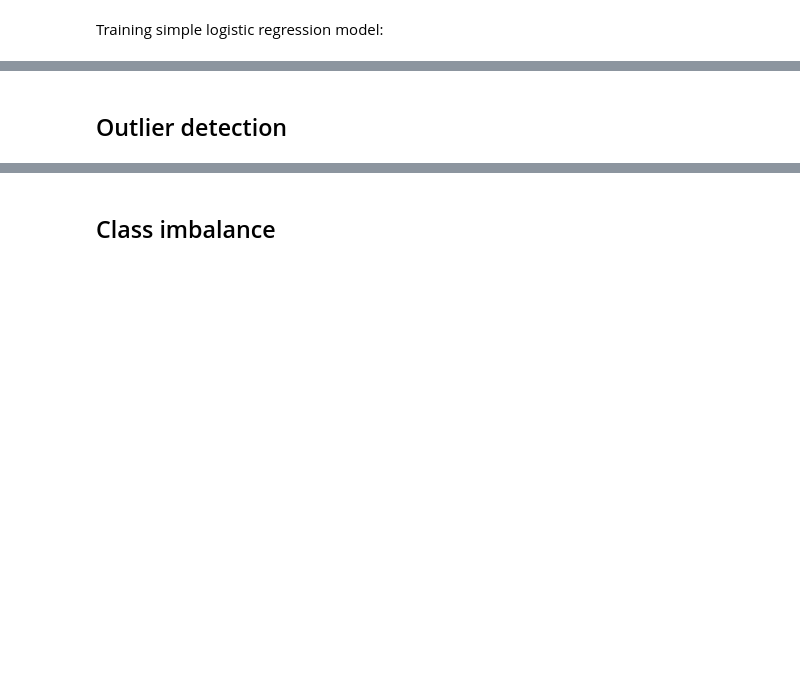
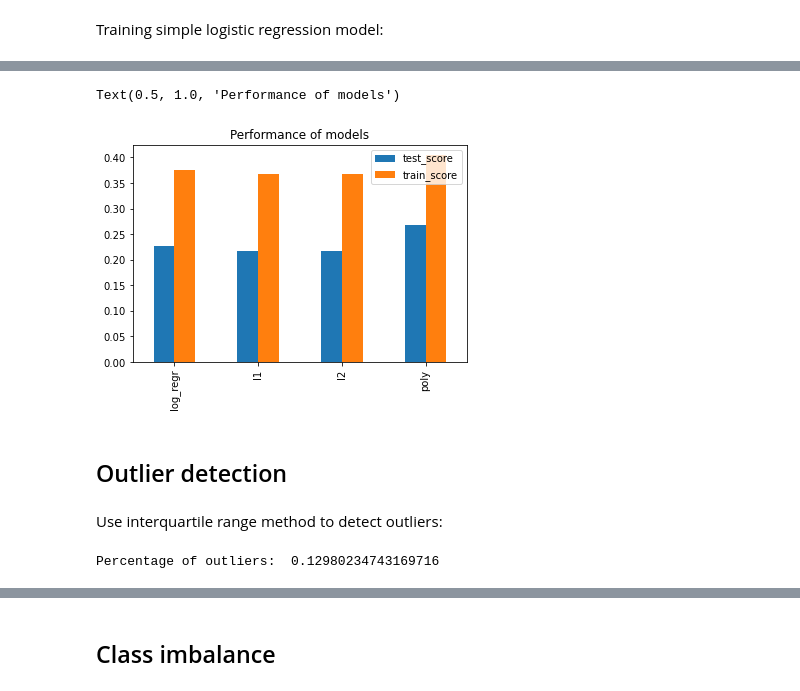
Before and after one commit to cmonkl/MachineLearning, a Jupyter notebook: assignment1/Classification.ipynb, the cells around one changed output, grey strips where cells are left out. Saved outputs shown, nothing was run; the diff lists cells and outputs as text; code cells hidden in the pictures; blank space fills up the shorter version.

```diff
--- a/assignment1/Classification.ipynb
+++ b/assignment1/Classification.ipynb
@@ -151,5 +169,7 @@ logreg = Pipeline([
     ('model', LogisticRegression(penalty='none'))
 ])
 
+# evaluate model
 y_pred_train, y_pred_test = fit_predict(logreg, X_train[imp_cols], y_train, X_test[imp_cols])
-print_metrics(y_train, y_pred_train, y_test, y_pred_test)
+logreg_metrics = print_metrics(y_train, y_pred_train, y_test, y_pred_test)
+logreg_metrics
@@ -196,19 +246,21 @@ print_metrics(y_train, y_pred_train, y_test, y_pred_test)
 # %%
+# l2 regularized logistic regression with polynomial features
 logreg_poly = Pipeline([
-    ('poly', PolynomialFeatures(degree=3, interaction_only=True)),
+    ('poly', PolynomialFeatures(degree=3)),
     ('preprocess', StandardScaler()),
     ('model', LogisticRegression(max_iter=200, penalty="l2"))
 ])
 
+# tune regularization coefficient hyperparameter using cross validation
 search_tool = RandomizedSearchCV(logreg_poly,
-                                 {'model__C':loguniform(1e-5, 10)},
-                                 scoring='f1',
-                                 n_jobs=-1,
-                                 n_iter=10)
+                                 {'model__C':loguniform(1e-5, 10),
+                                 'poly__interaction_only':[True, False]},
+                                 scoring='f1')
 search_tool.fit(X_train[imp_cols], y_train)
-logreg_poly['model'].C = search_tool.best_params_['model__C']
 print("Best parameter for C: ", search_tool.best_params_['model__C'])
 print('Best  cross validation f1 score: ',  search_tool.best_score_)
 
-y_pred_train, y_pred_test = fit_predict(logreg_poly, X_train[imp_cols], y_train, X_test[imp_cols])
-print_metrics(y_train, y_pred_train, y_test, y_pred_test)
+# evaluate model
+y_pred_train, y_pred_test = fit_predict(search_tool.best_estimator_, X_train[imp_cols], y_train, X_test[imp_cols])
+poly_metrics = print_metrics(y_train, y_pred_train, y_test, y_pred_test)
+poly_metrics
@@ -215,14 +275,40 @@ print_metrics(y_train, y_pred_train, y_test, y_pred_test)
+# %%
+metric = 'f1'
+metrics_test = {'log_regr':logreg_metrics['test'][metric],
+               'l1':l1_metrics['test'][metric],
+               'l2':l2_metrics['test'][metric],
+               'poly':poly_metrics['test'][metric]}
+metrics_train = {'log_regr':logreg_metrics['train'][metric],
+               'l1':l1_metrics['train'][metric],
+               'l2':l2_metrics['train'][metric],
+               'poly':poly_metrics['train'][metric]}
+metrics = pd.DataFrame([metrics_test, metrics_train], index=['test_score', 'train_score'])
+metrics.T.plot.bar()
+plt.title('Performance of models')
+plt.ylabel('F1')
+#plt.savefig('clf_f1.eps', format='eps')
+# %% [output]
+Text(0.5, 1.0, 'Performance of models')
+[figure, added]
 # %% [markdown]
 ## Outlier detection
+# %% [markdown]
+Use interquartile range method to detect outliers:
 # %%
+# compute interquartile range
 iqr = X_train[imp_cols].quantile(0.75) - X_train[imp_cols].quantile(0.25)
+# upper bound for distribution
 up_bound = X_train[imp_cols].quantile(0.75) + iqr * 1.5
+# lower bound for distribution
 low_bound = X_train[imp_cols].quantile(0.25) - iqr * 1.5
+# select outliers which are higher than upper bound or lower than lower bound
 outliers_mask = ((X_train[imp_cols] > up_bound) | (X_train[imp_cols] < low_bound)).sum(axis=1) > 0
 X_train_clean = X_train[~outliers_mask][imp_cols].copy()
 y_train_clean = y_train[~outliers_mask].copy()
 
 print('Percentage of outliers: ', 1 - X_train_clean.shape[0] / X_train.shape[0])
+# %% [output]
+Percentage of outliers:  0.12980234743169716
 # %%
 search_tool.fit(X_train_clean, y_train_clean)
 logreg_poly['model'].C = search_tool.best_params_['model__C']
```
Also changed, not shown: parts of 41 cells of this notebook, 2 other files.
